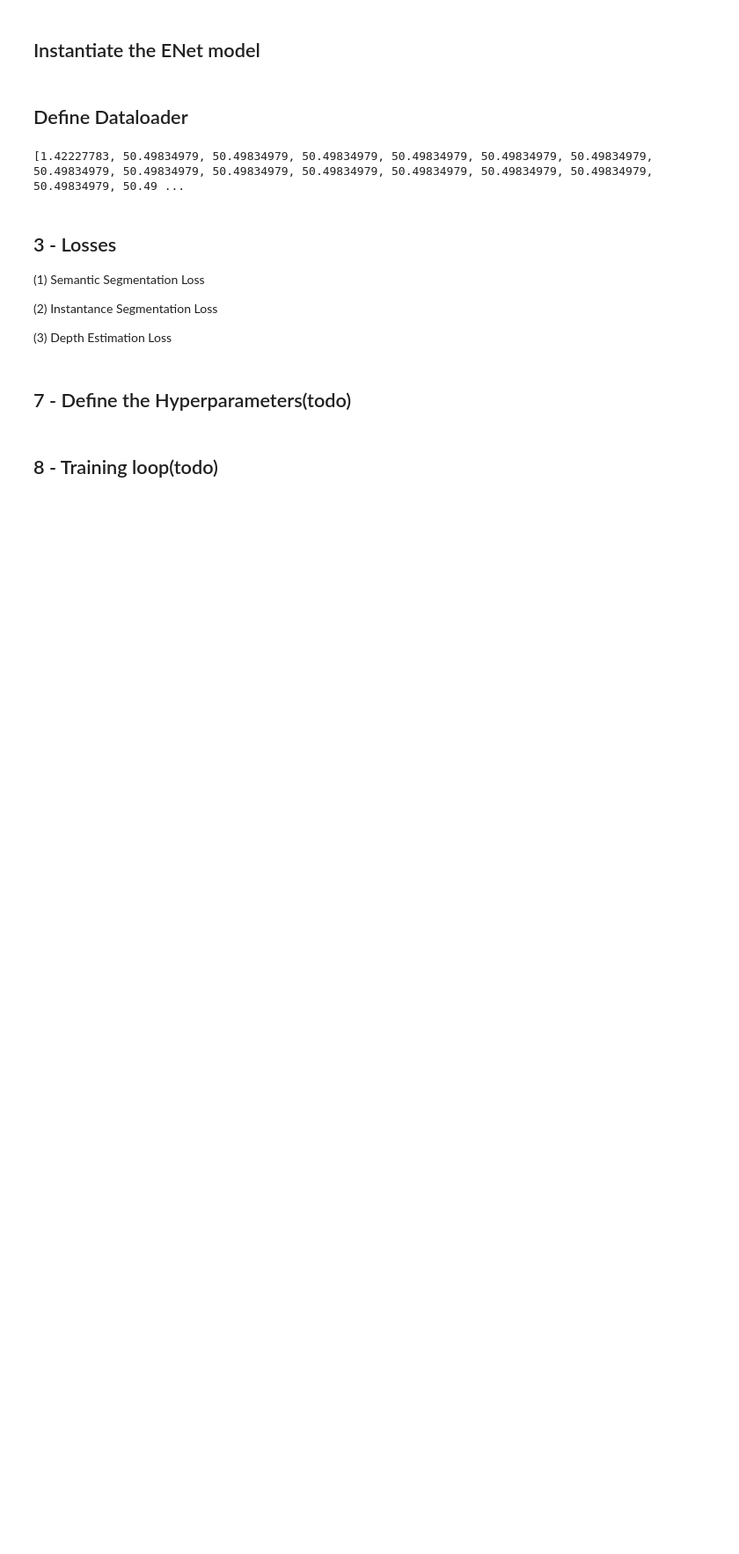
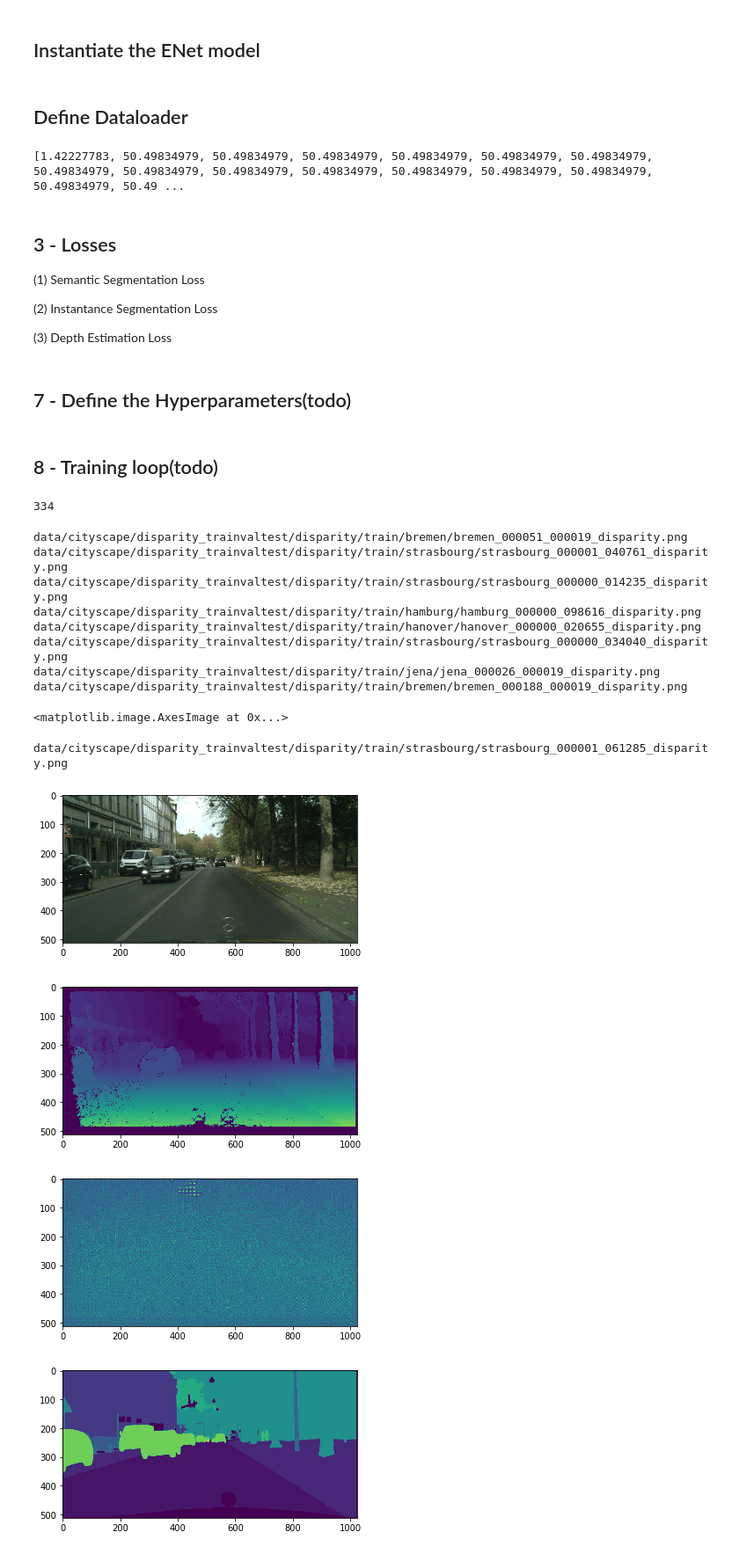
Before and after one commit to anjalidhabaria/ECE6254_Project_Enet, a Jupyter notebook: Fast_Scene_Understanding.ipynb, the cells around one changed output. Shown at 88% size. Saved outputs shown, nothing was run; the diff lists cells and outputs as text; code cells hidden in the pictures; blank space fills up the shorter version.

```diff
--- a/Fast_Scene_Understanding.ipynb
+++ b/Fast_Scene_Understanding.ipynb
@@ -57,13 +57,14 @@ class BranchedENet(nn.Module):
         self.dec2 = ENetDecoder(1)
         #self.dec3 = ENetDecoder(1)
 
+        self.softmax = nn.Softmax(dim=1)
 
     def forward(self, x):
         # Output of Encoder
         x, i1, i2 = self.enc(x)
         # output of all 3 decoder in tuple
         #x = (self.dec1(x, i1, i2), self.dec2(x, i1, i2), self.dec3(x, i1, i2))
-        x = (self.dec1(x, i1, i2), self.dec2(x, i1, i2))
+        x = (self.softmax(self.dec1(x, i1, i2)), self.dec2(x, i1, i2))
         return x
 # %% [markdown]
 ## Instantiate the ENet model
@@ -173,3 +158,75 @@ epochs = 100
 
 train_writer = SummaryWriter(nb_dir+'/runs/' + experiment + '/train')
 val_writer = SummaryWriter(nb_dir+'/runs/' + experiment + '/val')
+# %%
+start_e = 1
+
+# # load saved model
+pth = 'content/ckpt-enet-334-190689.095703125.pth'
+checkpoint = torch.load(pth)
+start_e = checkpoint['epochs']
+enet.load_state_dict(checkpoint['state_dict'])
+
+print(start_e)
+# %% [output]
+334
+# %%
+%matplotlib inline
+
+# test with training data
+enet.eval()
+train_loader = data.DataLoader(train_set,batch_size=1,shuffle=True,num_workers=4)
+trainiter = iter(train_loader)
+img, label, inst, dpth = trainiter.next()
+
+out = enet(img.to(device).float())
+label_out, dpth_out = out[0], out[1]
+#print(label_out)
+dpth_out = 1*(dpth_out / torch.max(dpth_out))
+dpth_out = dpth_out.detach().cpu()
+label_out = torch.argmax(label_out.squeeze(), dim=0).detach().cpu().float()
+
+
+dpth = Image.fromarray(dpth.numpy().squeeze())
+#dpth_out = Image.fromarray(dpth_out.numpy().squeeze())
+dpth_out = transforms.ToPILImage()(dpth_out.squeeze())
+
+label = transforms.ToPILImage()(label.squeeze_(0))
+#label_out = Image.fromarray(label_out.numpy().squeeze())
+label_out = transforms.ToPILImage()(label_out.squeeze_(0))
+
+img = transforms.ToPILImage()(img.squeeze_(0))
+img.save('img.jpeg')
+dpth_out.save('pred.jpeg')
+
+plt.figure()
+plt.imshow(img)
+
+plt.figure()
+#plt.subplot(1,2,1)
+plt.imshow(dpth)
+plt.figure()
+#plt.subplot(1,2,2)
+plt.imshow(dpth_out)
+
+plt.figure()
+#plt.subplot(1,2,1)
+plt.imshow(label)
+plt.figure()
+#plt.subplot(1,2,2)
+plt.imshow(label_out)
+# %% [output]
+data/cityscape/disparity_trainvaltest/disparity/train/bremen/bremen_000051_000019_disparity.png
+data/cityscape/disparity_trainvaltest/disparity/train/strasbourg/strasbourg_000001_040761_disparity.png
+data/cityscape/disparity_trainvaltest/disparity/train/strasbourg/strasbourg_000000_014235_disparity.png
+data/cityscape/disparity_trainvaltest/disparity/train/hamburg/hamburg_000000_098616_disparity.png
+data/cityscape/disparity_trainvaltest/disparity/train/hanover/hanover_000000_020655_disparity.png
+data/cityscape/disparity_trainvaltest/disparity/train/strasbourg/strasbourg_000000_034040_disparity.png
+data/cityscape/disparity_trainvaltest/disparity/train/jena/jena_000026_000019_disparity.png
+data/cityscape/disparity_trainvaltest/disparity/train/bremen/bremen_000188_000019_disparity.png
+<matplotlib.image.AxesImage at 0x...>
+data/cityscape/disparity_trainvaltest/disparity/train/strasbourg/strasbourg_000001_061285_disparity.png
+[figure, added]
+[figure, added]
+[figure, added]
+[figure, added]
```
Also changed, not shown: parts of 9 cells of this notebook, 2 other files.
